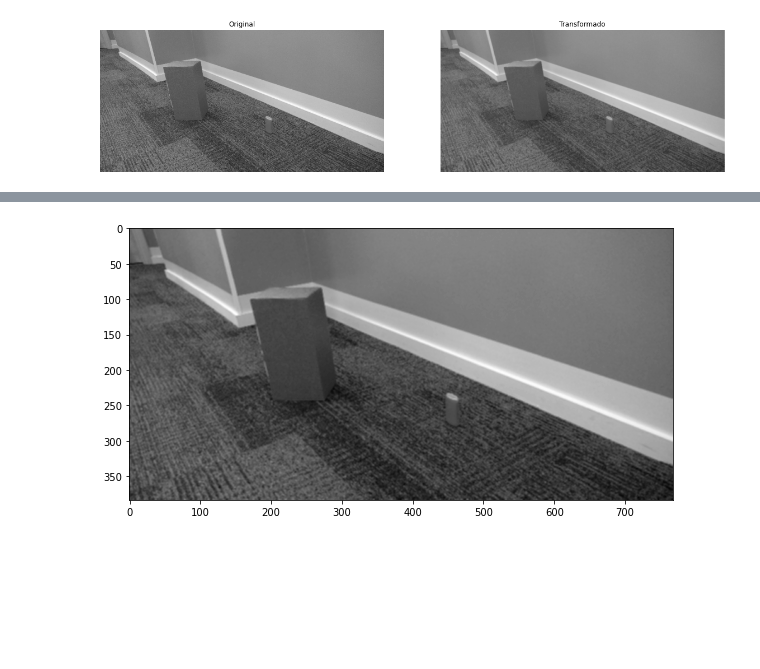
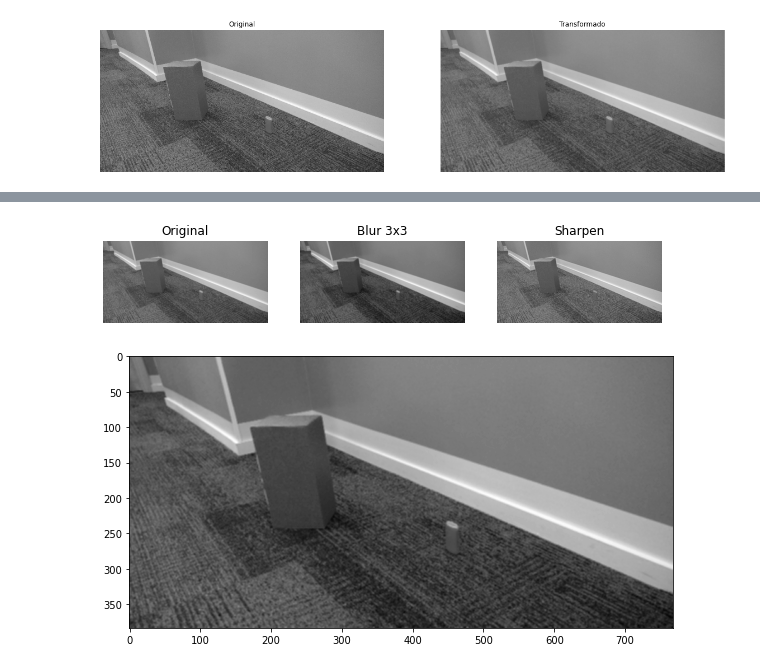
Before and after one commit to Insper/robotica-computacional, a Jupyter notebook: docs/modulos/05-visao-p2/atividades/3-canny-filtros.ipynb, the cells around one changed output, grey strips where cells are left out. Drawn from its saved outputs; the diff is of its cells as text; code cells hidden in the pictures; blank space fills up the shorter version.

```diff
--- a/docs/modulos/05-visao-p2/atividades/3-canny-filtros.ipynb
+++ b/docs/modulos/05-visao-p2/atividades/3-canny-filtros.ipynb
@@ -70,3 +85,22 @@ aux.plot_filter(img.copy(),kernel)
+# %%
+# Exemplo rápido: blur vs sharpen
+sharpen_kernel = np.array([
+    [0, -1, 0],
+    [-1, 5, -1],
+    [0, -1, 0]
+])
+
+# Reuso de 'img' já carregada anteriormente
+blurred = cv2.blur(img, (3,3))
+sharpened = cv2.filter2D(img, -1, sharpen_kernel)
+
+plt.figure(figsize=(10,3))
+plt.subplot(1,3,1); plt.imshow(img, cmap='gray'); plt.title('Original'); plt.axis('off')
+plt.subplot(1,3,2); plt.imshow(blurred, cmap='gray'); plt.title('Blur 3x3'); plt.axis('off')
+plt.subplot(1,3,3); plt.imshow(sharpened, cmap='gray'); plt.title('Sharpen'); plt.axis('off')
+plt.show()
+# %% [output]
+[figure, added]
 # %%
 blur = cv2.blur(img, (3,3))
 plt.figure(figsize=(10,5))
```
Also changed, not shown: parts of 6 cells of this notebook.
